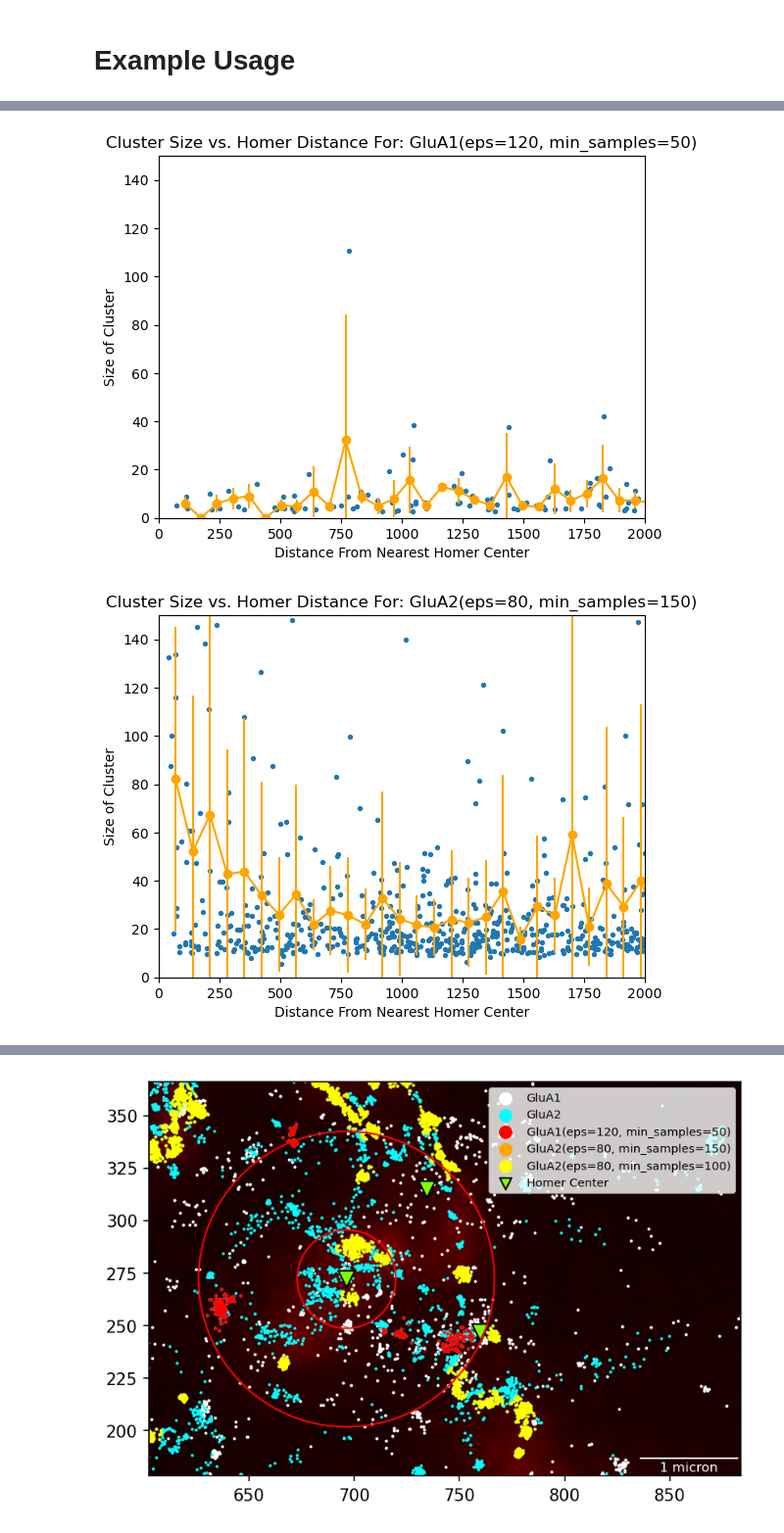
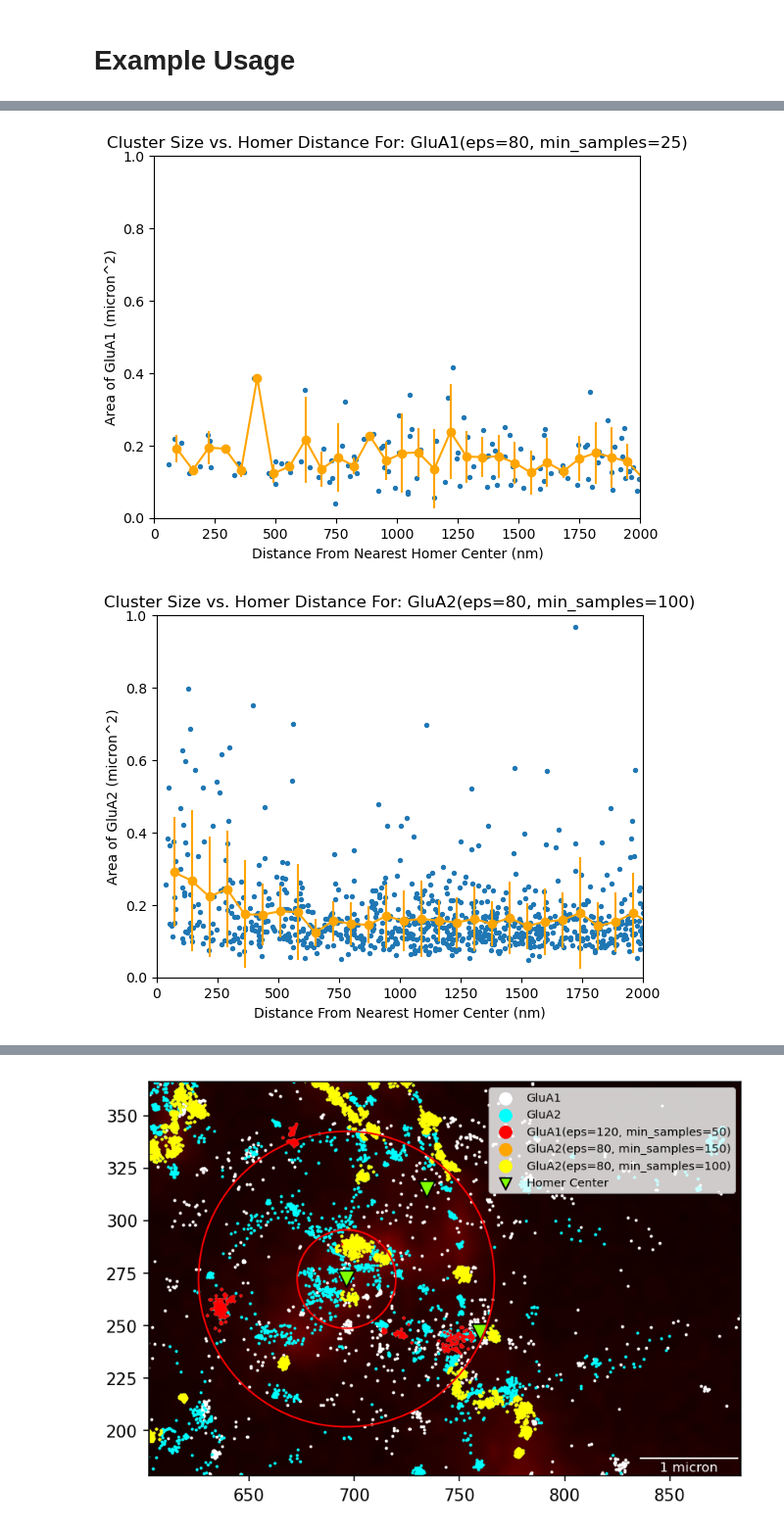
Before and after one commit to Max-Winga/Selvin-Lab-qPAINT-Segmentation, a Jupyter notebook: qPAINT Segmentation Code Rework 2.ipynb, the cells around one changed output, grey strips where cells are left out. Shown at 98% size. Cells and saved outputs as stored; diff of their text form; code cells hidden in the pictures.

```diff
--- a/qPAINT Segmentation Code Rework 2.ipynb
+++ b/qPAINT Segmentation Code Rework 2.ipynb
@@ -1214,8 +1248,7 @@ homer_path = 'Examples/B1_aHomer_corrected.csv'
 life_act_path = 'Examples/B1_Composite.tif'
 points = [['GluA1', r'Examples\B1_GluA1_corrected.csv', 'white', time_per_frame],
           ['GluA2', r'Examples\B1_GluA2_corrected.csv', 'cyan', time_per_frame]]
-Params = [ClusterParam(120, 50, 'GluA1'),
-          ClusterParam(80, 150, 'GluA2'),
+Params = [ClusterParam(80, 25, 'GluA1'),
           ClusterParam(80, 100, 'GluA2')]
 TestFOV = FieldOfView(homer_centers=homer_path,
                       life_act=life_act_path,
@@ -1243,5 +1273,5 @@ TestFOV.cluster_size_histogram(97.5, Params=Params, max_dark_time=100)
 # %%
-TestFOV.cluster_size_by_distance_to_homer_center(97.5, Params=Params, num_bins=150, y_top=150)
+TestFOV.cluster_size_by_distance_to_homer_center(97.5, Params=Params, num_bins=150, area=True, y_top=1)
 # %% [output]
-[figure, old version]
+[figure, new version]
-[figure, old version]
+[figure, new version]
```
Also changed, not shown: parts of 5 cells of this notebook.
